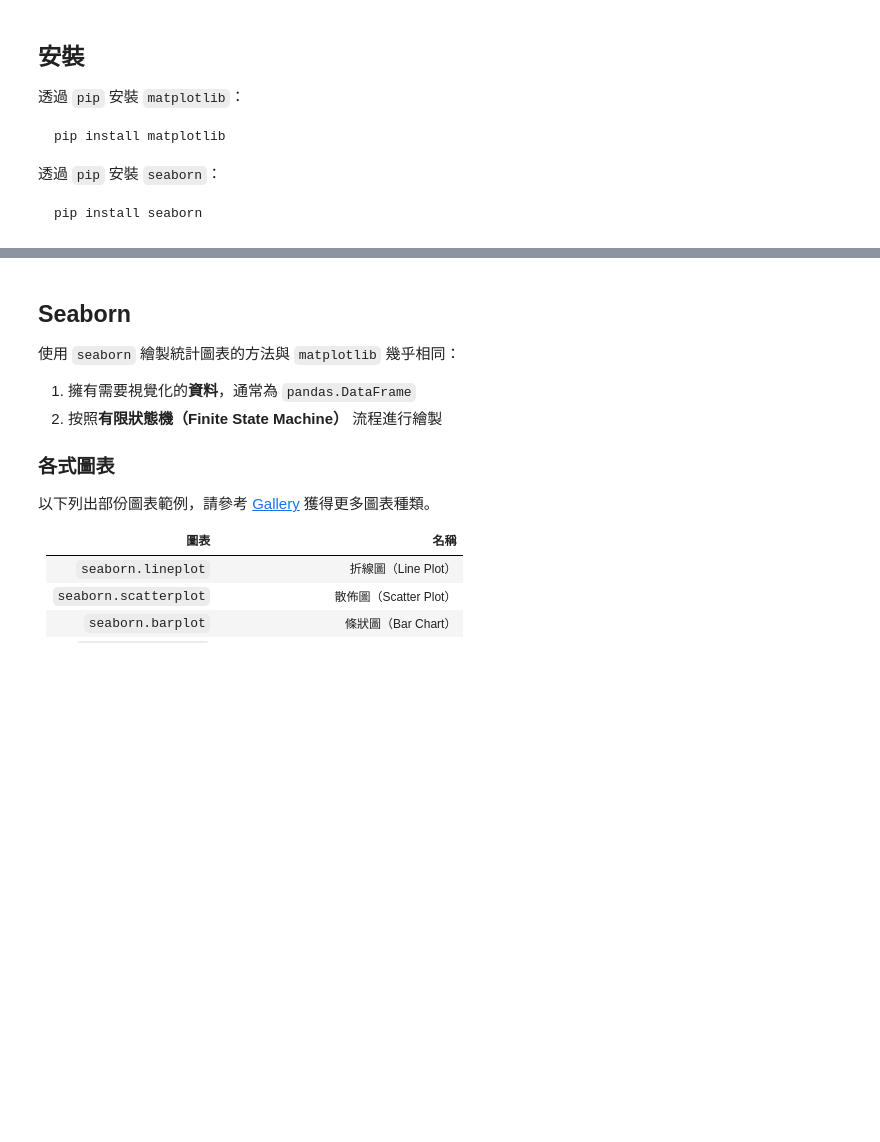
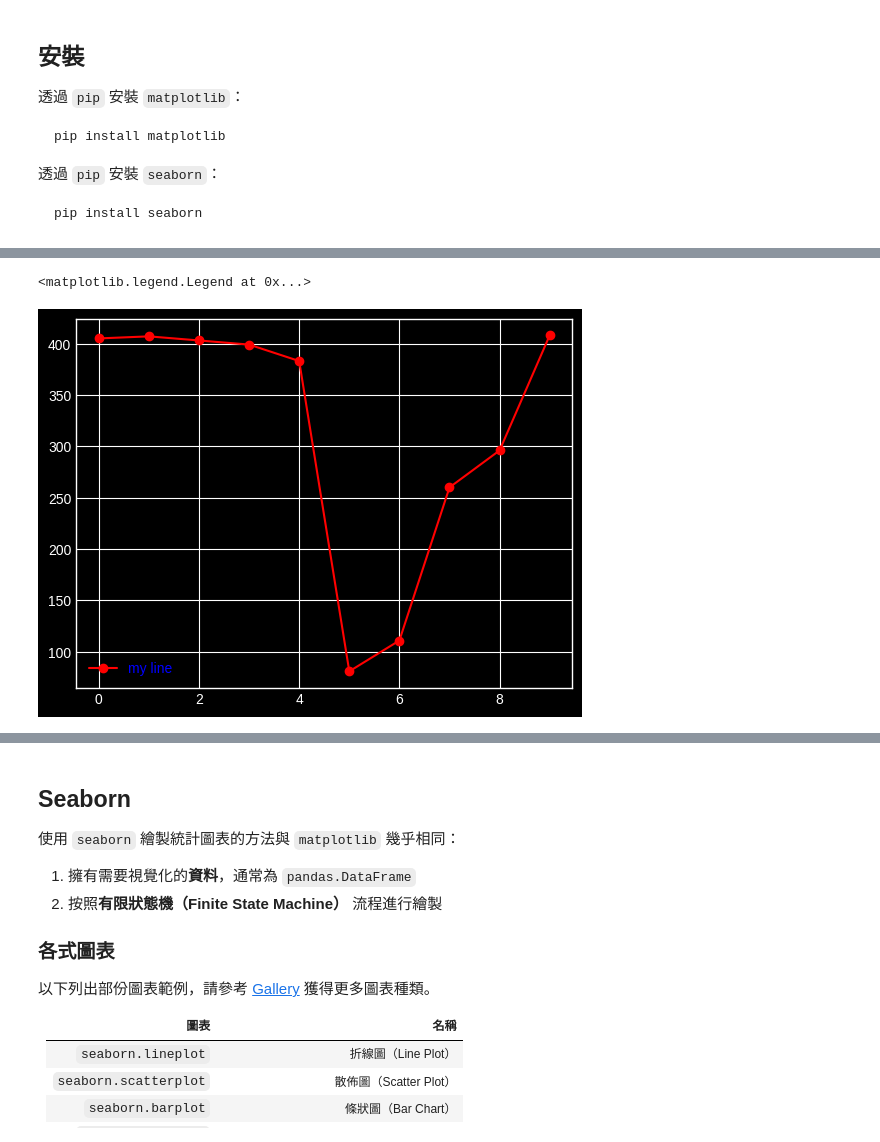
Before and after one commit to IKMLab/course_material, a Jupyter notebook: matplotlib-資料視覺化.ipynb, the cells around one changed output, grey strips where cells are left out. Drawn from its saved outputs; the diff is of its cells as text; code cells hidden in the pictures; blank space fills up the shorter version.

Commit message:
Update matplotlib and pandas

```diff
--- a/matplotlib-資料視覺化.ipynb
+++ b/matplotlib-資料視覺化.ipynb
@@ -474,33 +494,37 @@ plt.show()
 # 以 plt.subplots() 來畫圖
 
 # 準備 x 軸資料
 x = np.arange(10)
 # 準備 y 軸資料
 y = np.random.randint(
     69,
     420,
     10
 )
 
 color = 'red'
 label = 'my line'
 marker = 'o'
 
+plt.style.use('default')
 fig, ax = plt.subplots()
 ax.plot(
     # 輸入資料給折線圖
     x,
     # 輸入資料給折線圖
     y,
     # 設定顏色
     color=color,
     # 設定折線名稱
     label=label,
     # 設定資料點外觀
     marker=marker
 )
 
 ax.legend(labelcolor='blue')
+# %% [output]
+<matplotlib.legend.Legend at 0x...>
+[figure, added]
 # %%
 # 進階: 群組長條圖
 
```
Also changed, not shown: parts of 20 cells of this notebook, 1 other file.
